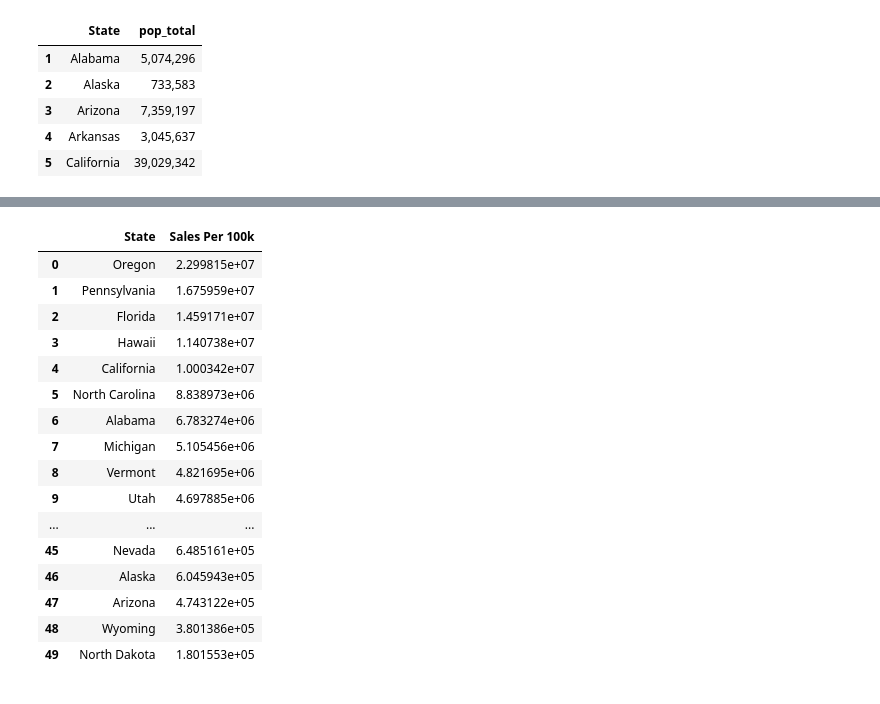
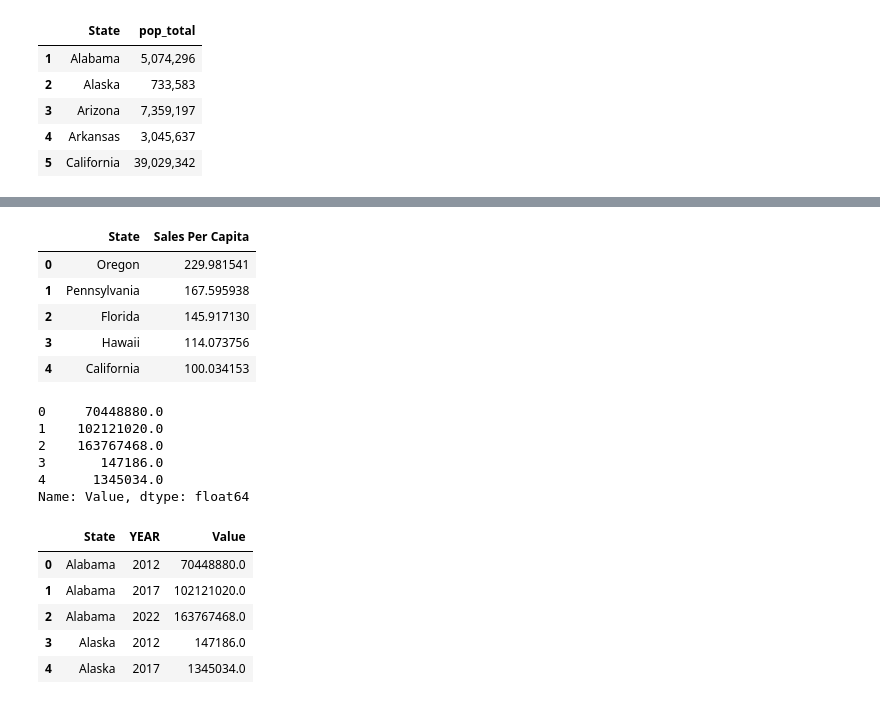
Before and after one commit to KinishaF/edible_vs_ornamental, a Jupyter notebook: Scripts/comparison_edible_ornamental.ipynb, the cells around one changed output, grey strips where cells are left out. Drawn from its saved outputs; the diff is of its cells as text; code cells hidden in the pictures.

```diff
--- a/Scripts/comparison_edible_ornamental.ipynb
+++ b/Scripts/comparison_edible_ornamental.ipynb
@@ -679,4 +679,4 @@ ag_census_ornamental = ag_census.loc[(ag_census['Classification'] == 'Ornamental
                             (~ag_census['Data Item'].str.contains('OPERATIONS|ACRES IN PRODUCTION|SQ FT IN PRODUCTION')) & (ag_census['Domain'] == 'TOTAL') &
                             (ag_census['Domain Category'] == 'NOT SPECIFIED')]
 # %%
-ag_census_ornamental.head()
+ag_census_ornamental = ag_census_ornamental.groupby(['State', 'YEAR'])['Value'].sum().reset_index()
@@ -1091,2 +1099,4 @@ ornamental_pop = pd.merge(ag_census_ornamental, ag_total_pop[['State', 'YEAR', '
+# %%
+ornamental_pop['Total Population'] = ornamental_pop['Total Population'].str.replace(',','').astype('float')
 # %%
-ornamental_pop['Sales Per 100k'] = ornamental_pop['Value'] / ornamental_pop['Total Population'] * 100000
+ornamental_pop['Sales Per Capita'] = ornamental_pop['Value'] / ornamental_pop['Total Population']
@@ -1114,23 +1103,30 @@ ornamental_pop.loc[ornamental_pop['State'] == 'Oregon']
 # %%
-ornamental_pop.groupby('State')['Sales Per 100k'].sum().sort_values(ascending = False).reset_index()
+ornamental_pop.groupby('State')['Sales Per Capita'].sum().sort_values(ascending = False).reset_index().head()
 # %% [output]
-|  | State | Sales Per 100k |
-| 0 | Oregon | 2.299815e+07 |
-| 1 | Pennsylvania | 1.675959e+07 |
-| 2 | Florida | 1.459171e+07 |
-| 3 | Hawaii | 1.140738e+07 |
-| 4 | California | 1.000342e+07 |
-| 5 | North Carolina | 8.838973e+06 |
-| 6 | Alabama | 6.783274e+06 |
-| 7 | Michigan | 5.105456e+06 |
-| 8 | Vermont | 4.821695e+06 |
-| 9 | Utah | 4.697885e+06 |
-| ... | ... | ... |
-| 45 | Nevada | 6.485161e+05 |
-| 46 | Alaska | 6.045943e+05 |
-| 47 | Arizona | 4.743122e+05 |
-| 48 | Wyoming | 3.801386e+05 |
-| 49 | North Dakota | 1.801553e+05 |
+|  | State | Sales Per Capita |
+| 0 | Oregon | 229.981541 |
+| 1 | Pennsylvania | 167.595938 |
+| 2 | Florida | 145.917130 |
+| 3 | Hawaii | 114.073756 |
+| 4 | California | 100.034153 |
+# %%
+ornamental_pop['Value'].head()
+# %% [output]
+0     70448880.0
+1    102121020.0
+2    163767468.0
+3       147186.0
+4      1345034.0
+Name: Value, dtype: float64
+# %%
+ag_census_ornamental.head()
+# %% [output]
+|  | State | YEAR | Value |
+| 0 | Alabama | 2012 | 70448880.0 |
+| 1 | Alabama | 2017 | 102121020.0 |
+| 2 | Alabama | 2022 | 163767468.0 |
+| 3 | Alaska | 2012 | 147186.0 |
+| 4 | Alaska | 2017 | 1345034.0 |
 # %%
 edible_per_capita_all_years.to_csv('../data/edible_per_capita_all_years.csv', index = False)
 # %%
```
Also changed, not shown: parts of 12 cells of this notebook.
